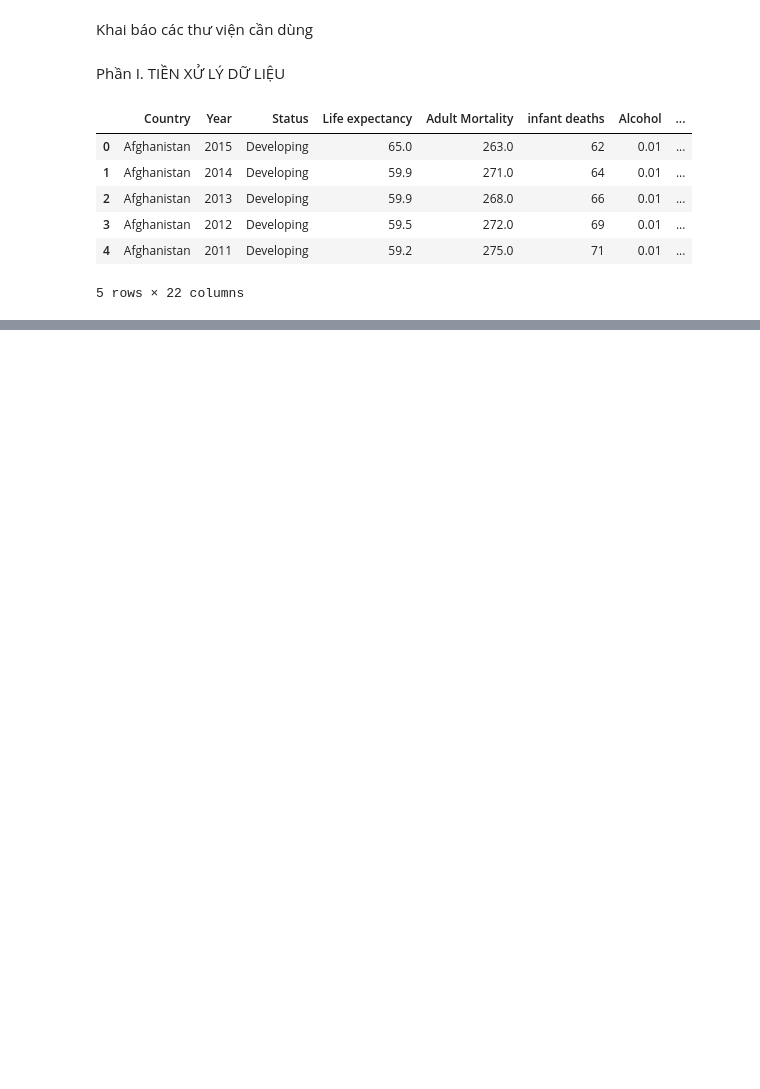
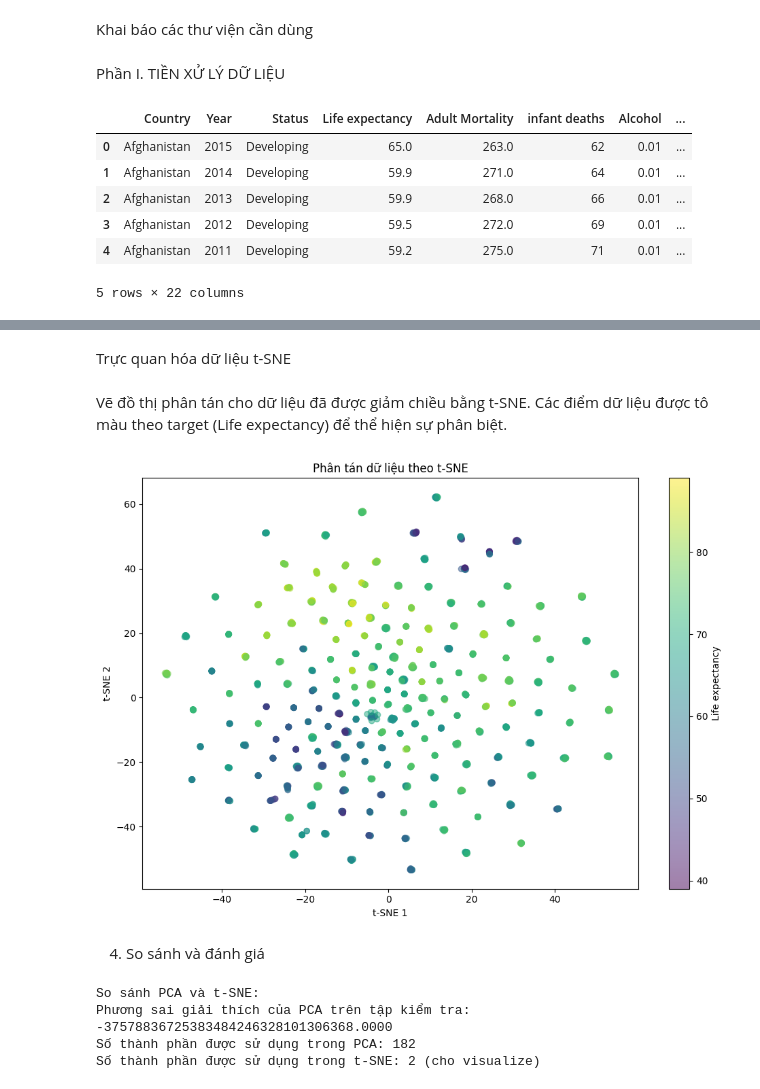
Before and after one commit to ducqwang/life-expectancy-prediction, a Jupyter notebook: src/source.ipynb, the cells around one changed output, grey strips where cells are left out. Cells and saved outputs as stored; diff of their text form; code cells hidden in the pictures; blank space fills up the shorter version.

```diff
--- a/src/source.ipynb
+++ b/src/source.ipynb
@@ -33,0 +343,37 @@ df.head()
+# %%
+# Thực hiện t-SNE
+tsne = TSNE(n_components=2, random_state=42)
+X_train_tsne = tsne.fit_transform(X_train_scaled)
+X_test_tsne = tsne.fit_transform(X_test_scaled)  # Fit riêng nếu cần, nhưng thường fit on train
+# %% [markdown]
+Trực quan hóa dữ liệu t-SNE
+# %% [markdown]
+Vẽ đồ thị phân tán cho dữ liệu đã được giảm chiều bằng t-SNE. Các điểm dữ liệu được tô màu theo target (Life expectancy) để thể hiện sự phân biệt.
+# %%
+# Trực quan hóa dữ liệu t-SNE
+plt.figure(figsize=(10, 7))
+plt.scatter(X_train_tsne[:, 0], X_train_tsne[:, 1], c=y_train, cmap='viridis', alpha=0.5)
+plt.colorbar(label='Life expectancy')
+plt.xlabel('t-SNE 1')
+plt.ylabel('t-SNE 2')
+plt.title('Phân tán dữ liệu theo t-SNE')
+plt.tight_layout()
+plt.show()
+# %% [output]
+[figure, added]
+# %% [markdown]
+4. So sánh và đánh giá
+# %%
+# 4.1 Đánh giá phương sai giải thích trên tập kiểm tra
+X_test_reconstructed_pca = np.dot(X_test_pca_95, pca_95.components_) + scaler.mean_
+pca_variance_score = explained_variance_score(X_test_scaled, X_test_reconstructed_pca)
+
+print("\nSo sánh PCA và t-SNE:")
+print(f"Phương sai giải thích của PCA trên tập kiểm tra: {pca_variance_score:.4f}")
+print(f"Số thành phần được sử dụng trong PCA: {n_components_95}")
+print(f"Số thành phần được sử dụng trong t-SNE: 2 (cho visualize)")
+# %% [output]
+So sánh PCA và t-SNE:
+Phương sai giải thích của PCA trên tập kiểm tra: -37578836725383484246328101306368.0000
+Số thành phần được sử dụng trong PCA: 182
+Số thành phần được sử dụng trong t-SNE: 2 (cho visualize)
```
Also changed, not shown: parts of 50 cells of this notebook, 10 other files.
